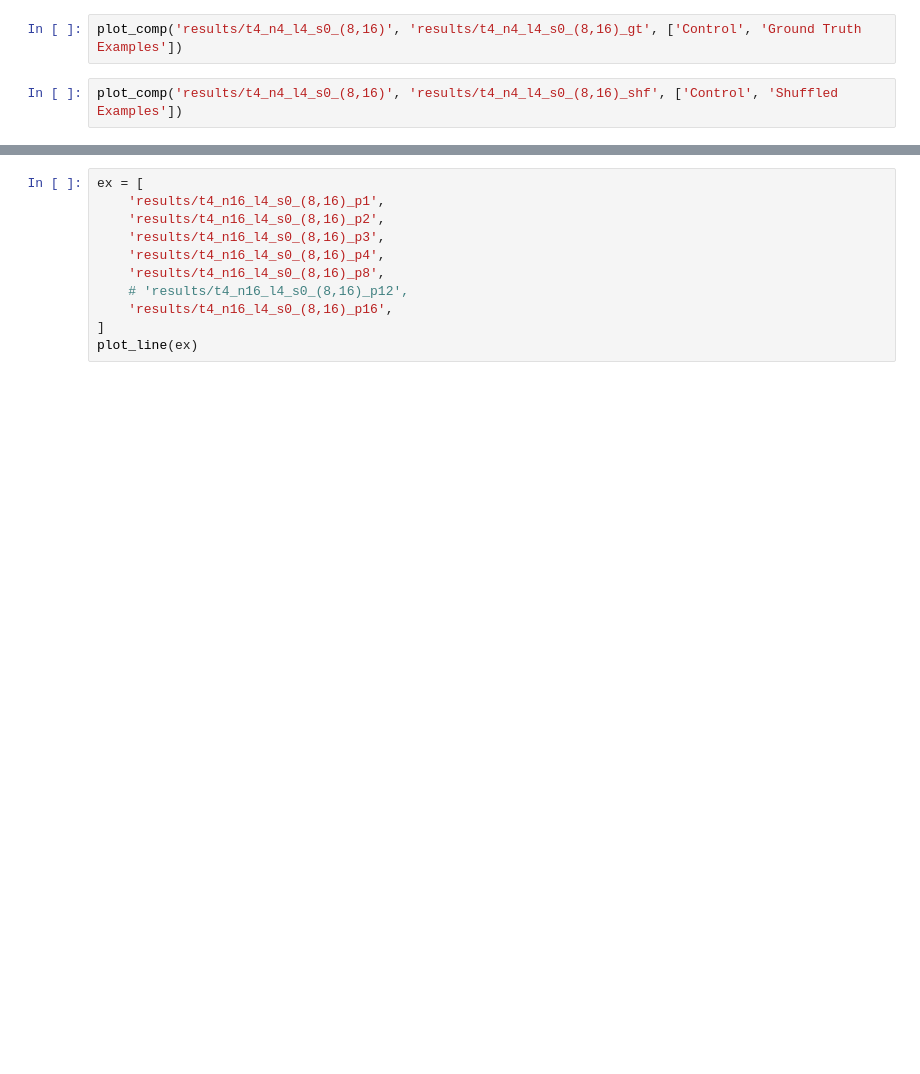
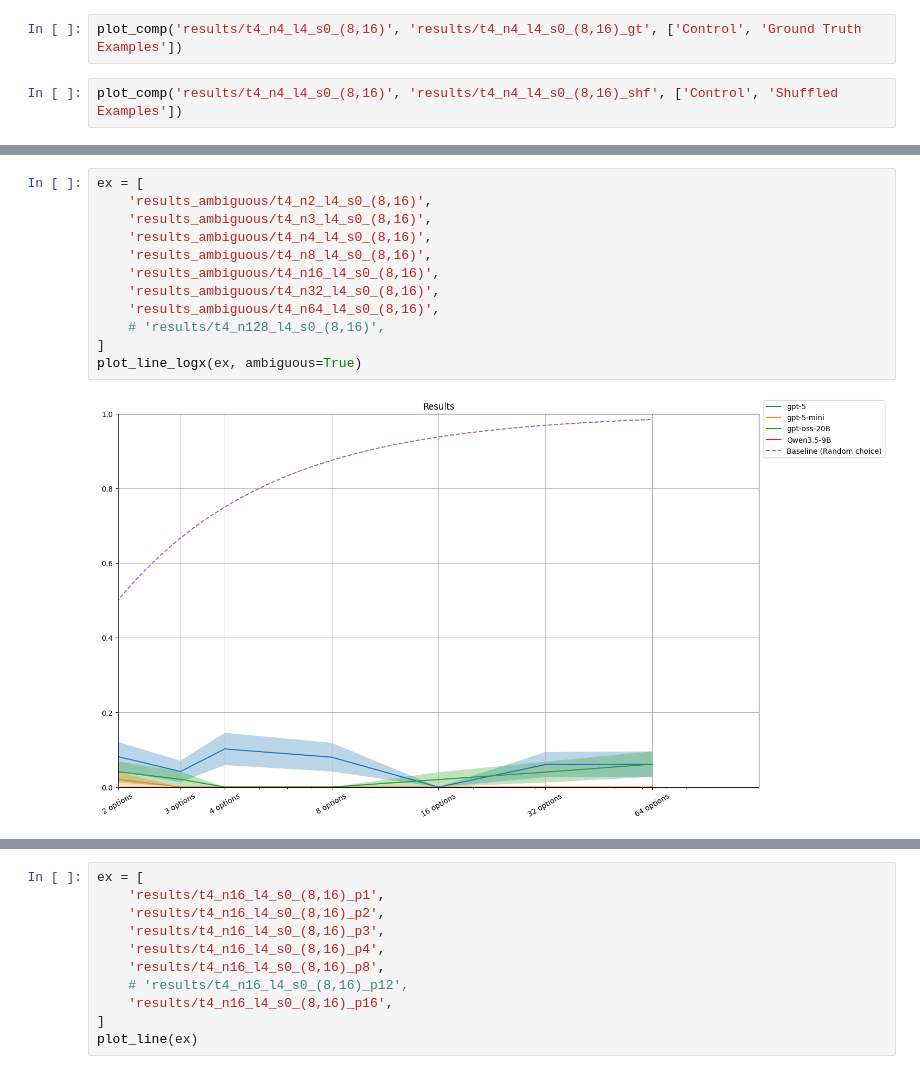
Before and after one commit to jbliu52/CookingLlama, a Jupyter notebook: missing_ing_test.ipynb, the cells around one changed output, grey strips where cells are left out. Drawn from its saved outputs; the diff is of its cells as text; blank space fills up the shorter version.

```diff
--- a/missing_ing_test.ipynb
+++ b/missing_ing_test.ipynb
@@ -671,0 +968,14 @@ plot_line_logx(ex)
+# %%
+ex = [
+    'results_ambiguous/t4_n2_l4_s0_(8,16)',
+    'results_ambiguous/t4_n3_l4_s0_(8,16)',
+    'results_ambiguous/t4_n4_l4_s0_(8,16)',
+    'results_ambiguous/t4_n8_l4_s0_(8,16)',
+    'results_ambiguous/t4_n16_l4_s0_(8,16)',
+    'results_ambiguous/t4_n32_l4_s0_(8,16)',
+    'results_ambiguous/t4_n64_l4_s0_(8,16)',
+    # 'results/t4_n128_l4_s0_(8,16)',
+]
+plot_line_logx(ex, ambiguous=True)
+# %% [output]
+[figure, added]
```
Also changed, not shown: parts of 17 cells of this notebook, 7 other files.
